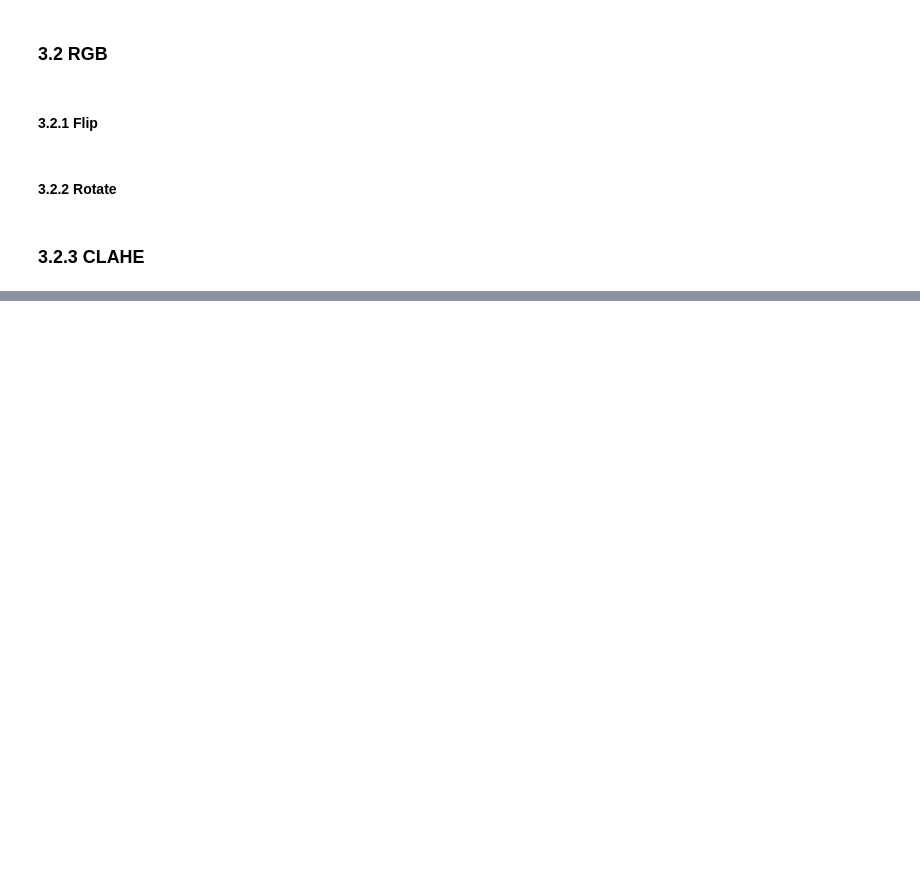
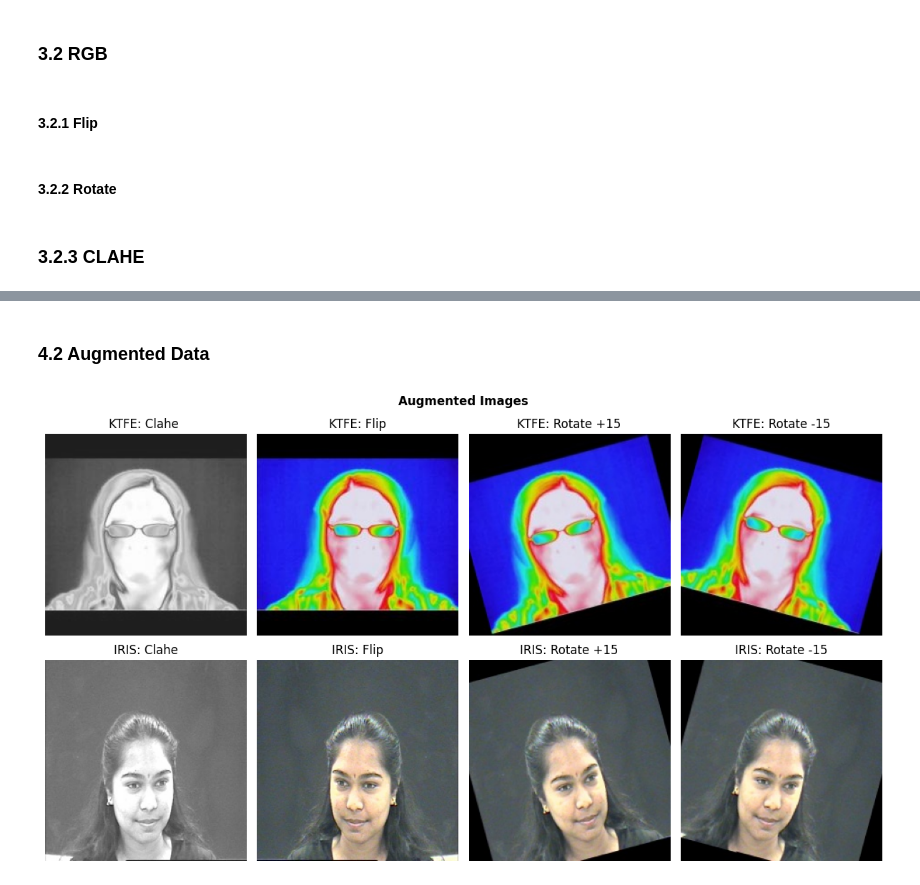
Before and after one commit to reicraftscodes/group-4-dissertation, a Jupyter notebook: Data Processing.ipynb, the cells around one changed output, grey strips where cells are left out. Drawn from its saved outputs; the diff is of its cells as text; code cells hidden in the pictures; blank space fills up the shorter version.

```diff
--- a/Data Processing.ipynb
+++ b/Data Processing.ipynb
@@ -322,0 +379,74 @@ for file in os.listdir(rgb):
+# %% [markdown]
+### 4.2 Augmented Data
+# %%
+fig = plt.figure(figsize=(12, 7))
+
+#ktfe augmented images
+thermalKTFEImg_clahe = cv2.imread('Data/ThermalAug/T_Angry_26_KTFE_clahe.jpg')
+thermalKTFEImg_clahe = cv2.cvtColor(thermalKTFEImg_clahe, cv2.COLOR_BGR2RGB)
+thermalKTFEImg_flip = cv2.imread('Data/ThermalAug/T_Angry_26_KTFE_flip.jpg')
+thermalKTFEImg_flip = cv2.cvtColor(thermalKTFEImg_flip, cv2.COLOR_BGR2RGB)
+thermalKTFEImg_rotate15 = cv2.imread('Data/ThermalAug/T_Angry_26_KTFE_rotate15.jpg')
+thermalKTFEImg_rotate15 = cv2.cvtColor(thermalKTFEImg_rotate15, cv2.COLOR_BGR2RGB)
+thermalKTFEImg_rotate15neg = cv2.imread('Data/ThermalAug/T_Angry_26_KTFE_rotate15neg.jpg')
+thermalKTFEImg_rotate15neg = cv2.cvtColor(thermalKTFEImg_rotate15neg, cv2.COLOR_BGR2RGB)
+
+#iris augmented images
+rgbIRISImg_clahe = cv2.imread('Data/RgbAug/R_Angry_623_IRIS_clahe.jpg')
+rgbIRISImg_clahe = cv2.cvtColor(rgbIRISImg_clahe, cv2.COLOR_BGR2RGB)
+rgbIRISImg_flip = cv2.imread('Data/RgbAug/R_Angry_623_IRIS_flip.jpg')
+rgbIRISImg_flip = cv2.cvtColor(rgbIRISImg_flip, cv2.COLOR_BGR2RGB)
+rgbIRISImg_rotate15 = cv2.imread('Data/RgbAug/R_Angry_623_IRIS_rotate15.jpg')
+rgbIRISImg_rotate15 = cv2.cvtColor(rgbIRISImg_rotate15, cv2.COLOR_BGR2RGB)
+rgbIRISImg_rotate15neg = cv2.imread('Data/RgbAug/R_Angry_623_IRIS_rotate15neg.jpg')
+rgbIRISImg_rotate15neg = cv2.cvtColor(rgbIRISImg_rotate15neg, cv2.COLOR_BGR2RGB)
+
+
+
+#KTFE
+plt.subplot(2, 4, 1)
+plt.imshow(thermalKTFEImg_clahe)
+plt.axis('off')
+plt.title("KTFE: Clahe ")
+
+plt.subplot(2, 4, 2)
+plt.imshow(thermalKTFEImg_flip)
+plt.axis('off')
+plt.title("KTFE: Flip")
+
+plt.subplot(2, 4, 3)
+plt.imshow(thermalKTFEImg_rotate15)
+plt.axis('off')
+plt.title("KTFE: Rotate +15")
+
+plt.subplot(2, 4, 4)
+plt.imshow(thermalKTFEImg_rotate15neg)
+plt.axis('off')
+plt.title("KTFE: Rotate -15")
+
+#IRIS
+plt.subplot(2, 4, 5)
+plt.imshow(rgbIRISImg_clahe)
+plt.axis('off')
+plt.title("IRIS: Clahe")
+
+plt.subplot(2, 4, 6)
+plt.imshow(rgbIRISImg_flip)
+plt.axis('off')
+plt.title("IRIS: Flip")
+
+plt.subplot(2, 4, 7)
+plt.imshow(rgbIRISImg_rotate15)
+plt.axis('off')
+plt.title("IRIS: Rotate +15")
+
+plt.subplot(2, 4, 8)
+plt.imshow(rgbIRISImg_rotate15neg)
+plt.axis('off')
+plt.title("IRIS: Rotate -15")
+
+
+plt.suptitle("Augmented Images",fontweight="bold")
+plt.tight_layout()
+# %% [output]
+[figure, added]
```
Also changed, not shown: parts of 12 cells of this notebook.
